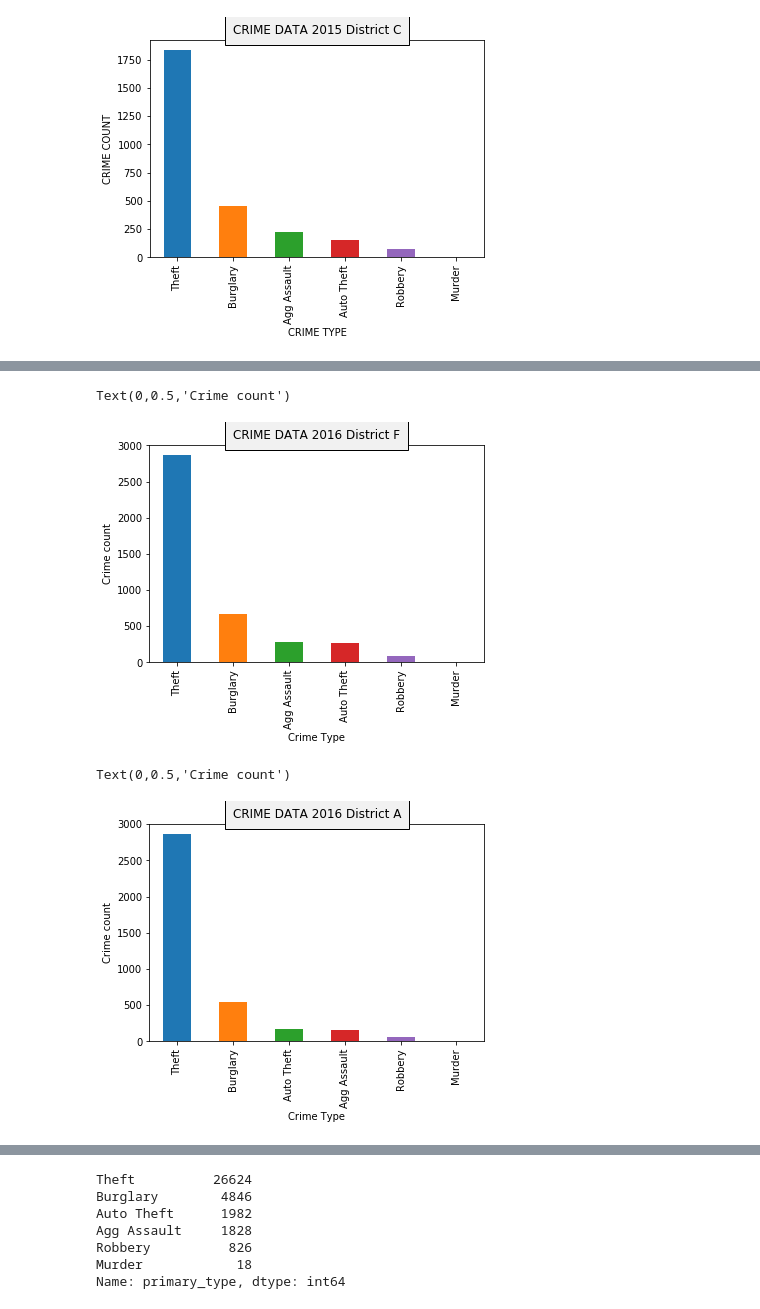
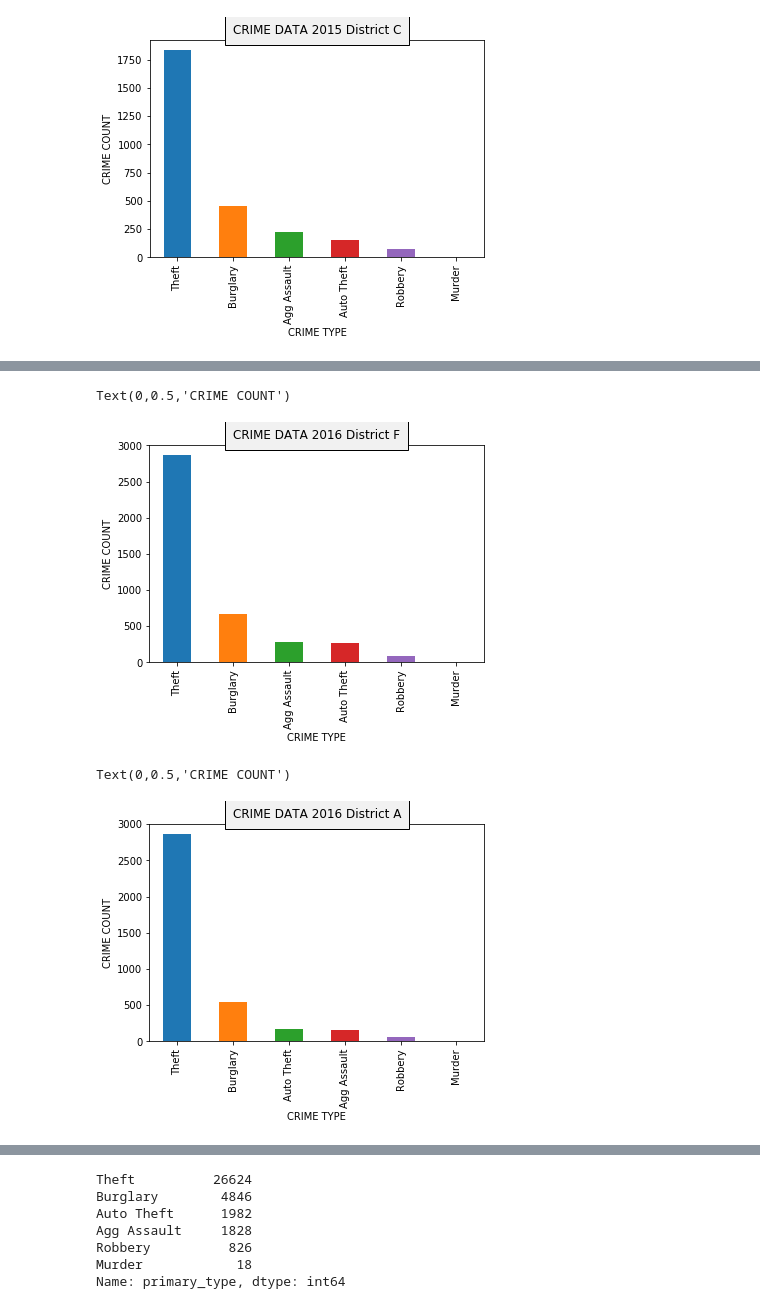
Before and after one commit to shruthieg/Austin-Crime-Data-Analytics, a Jupyter notebook: Project_1_DataClean2.ipynb, the cells around one changed output, grey strips where cells are left out. Saved outputs shown, nothing was run; the diff lists cells and outputs as text; code cells hidden in the pictures.

```diff
--- a/Project_1_DataClean2.ipynb
+++ b/Project_1_DataClean2.ipynb
@@ -658,11 +668,11 @@ primary_value_counts = x3["primary_type"].value_counts()
 # %%
 primary_value_counts.plot(kind="bar")
 plt.title('CRIME DATA 2016 District F',bbox={'facecolor':'15', 'pad':8})
-plt.xlabel("Crime Type")
-plt.ylabel("Crime count")
+plt.xlabel("CRIME TYPE")
+plt.ylabel("CRIME COUNT")
 # %% [output]
-Text(0,0.5,'Crime count')
+Text(0,0.5,'CRIME COUNT')
-[figure, old version]
+[figure, new version]
 # %%
 #2016 crime rate by district "A"
 x4 = district_A = crime_data_2016.loc[crime_data_2016["district"] =="A"]
@@ -670,11 +680,11 @@ primary_value_counts = x4["primary_type"].value_counts()
 # %%
 primary_value_counts.plot(kind="bar")
 plt.title('CRIME DATA 2016 District A',bbox={'facecolor':'15', 'pad':8})
-plt.xlabel("Crime Type")
-plt.ylabel("Crime count")
+plt.xlabel("CRIME TYPE")
+plt.ylabel("CRIME COUNT")
 # %% [output]
-Text(0,0.5,'Crime count')
+Text(0,0.5,'CRIME COUNT')
-[figure, old version]
+[figure, new version]
 # %%
 #2016 crime rate by district "I"
 x5 = district_I = crime_data_2016.loc[crime_data_2016["district"] =="I"]
```
Also changed, not shown: parts of 22 cells of this notebook.
